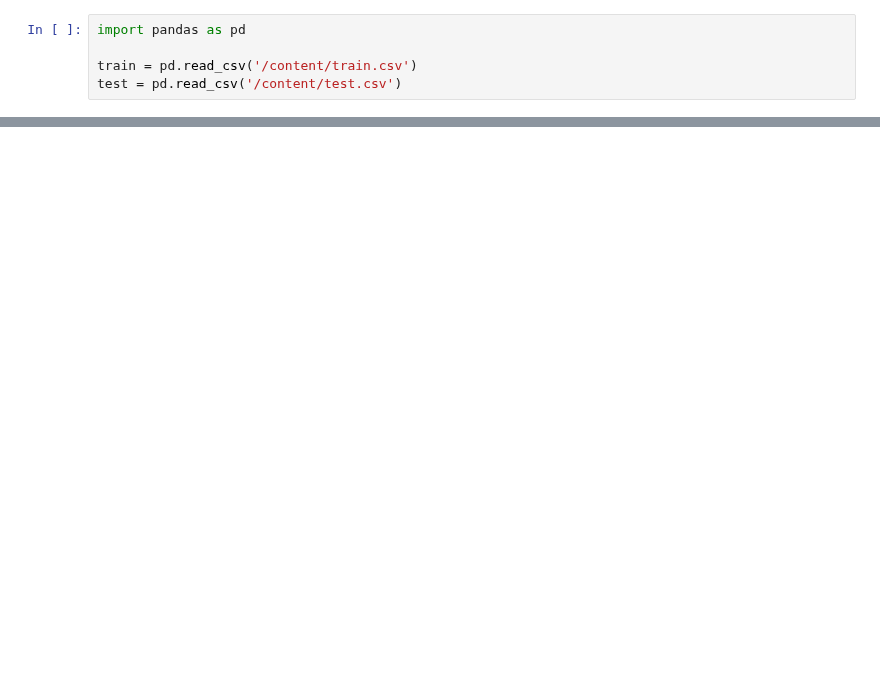
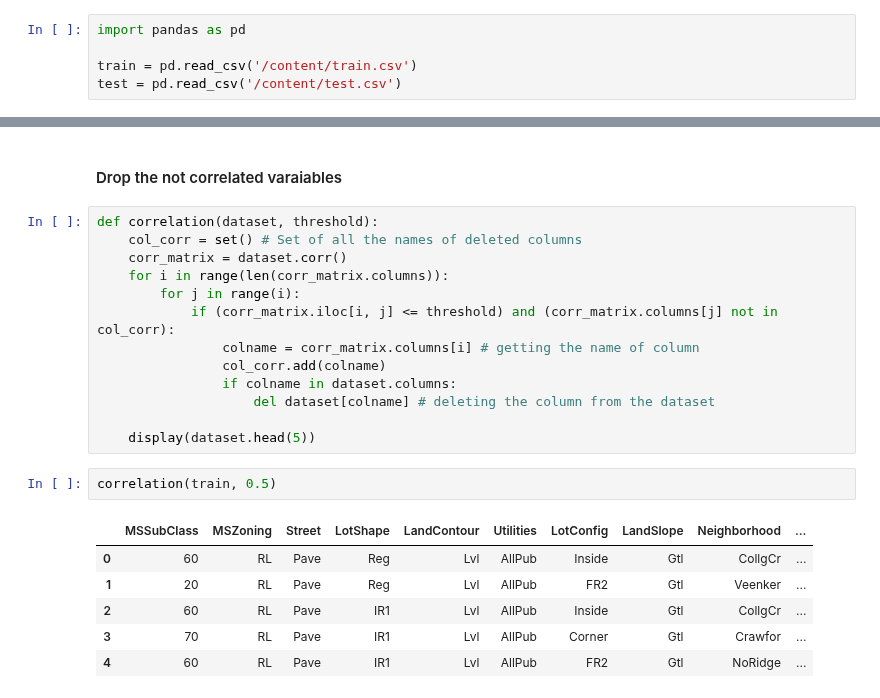
Before and after one commit to GZabalaG/AIMaster, a Jupyter notebook: Datasets_Analysis/house_price_prediction.ipynb, the cells around one changed output, grey strips where cells are left out. Drawn from its saved outputs; the diff is of its cells as text; blank space fills up the shorter version.

```diff
--- a/Datasets_Analysis/house_price_prediction.ipynb
+++ b/Datasets_Analysis/house_price_prediction.ipynb
@@ -66,0 +369,24 @@ display(test)
+# %% [markdown]
+#### Drop the not correlated varaiables
+# %%
+def correlation(dataset, threshold):
+    col_corr = set() # Set of all the names of deleted columns
+    corr_matrix = dataset.corr()
+    for i in range(len(corr_matrix.columns)):
+        for j in range(i):
+            if (corr_matrix.iloc[i, j] <= threshold) and (corr_matrix.columns[j] not in col_corr):
+                colname = corr_matrix.columns[i] # getting the name of column
+                col_corr.add(colname)
+                if colname in dataset.columns:
+                    del dataset[colname] # deleting the column from the dataset
+
+    display(dataset.head(5))
+# %%
+correlation(train, 0.5)
+# %% [output]
+|  | MSSubClass | MSZoning | Street | LotShape | LandContour | Utilities | LotConfig | LandSlope | Neighborhood | ... |
+| 0 | 60 | RL | Pave | Reg | Lvl | AllPub | Inside | Gtl | CollgCr | ... |
+| 1 | 20 | RL | Pave | Reg | Lvl | AllPub | FR2 | Gtl | Veenker | ... |
+| 2 | 60 | RL | Pave | IR1 | Lvl | AllPub | Inside | Gtl | CollgCr | ... |
+| 3 | 70 | RL | Pave | IR1 | Lvl | AllPub | Corner | Gtl | Crawfor | ... |
+| 4 | 60 | RL | Pave | IR1 | Lvl | AllPub | FR2 | Gtl | NoRidge | ... |
```
Also changed, not shown: parts of 34 cells of this notebook.
